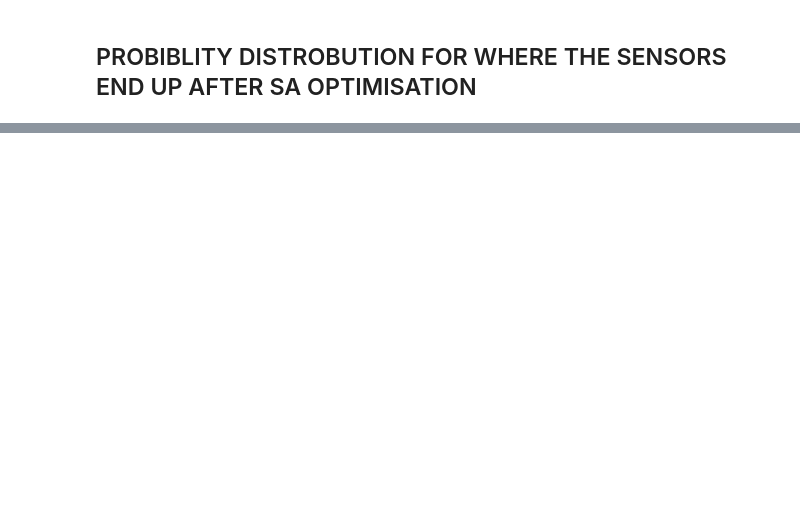
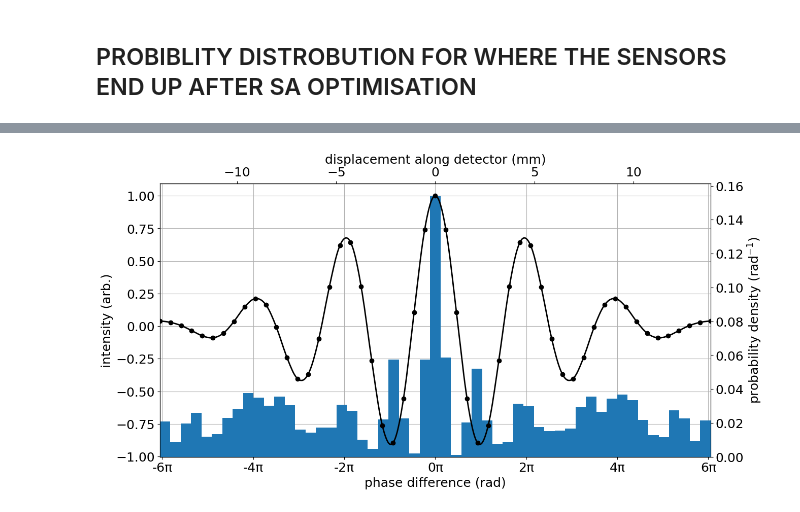
Before and after one commit to Jammi-Dodgers/THz-Compressed-Sensing, a Jupyter notebook: CS_simulated_annealing.ipynb, the cells around one changed output, grey strips where cells are left out. Drawn from its saved outputs; the diff is of its cells as text; code cells hidden in the pictures; blank space fills up the shorter version.

```diff
--- a/CS_simulated_annealing.ipynb
+++ b/CS_simulated_annealing.ipynb
@@ -138,7 +141,7 @@ displacement = np.arange(-20.0, 20.0, 0.2) # 200 points, pixel pitch = 0.2 mm
 # %%
 frequent_locs = np.array(np.unique(sensor_distrobution, return_counts=True)).T
-sensor_distrobution = sensor_distrobution[~np.isnan(sensor_distrobution)]
-sensor_distrobution = sensor_distrobution *0.2 -20.0 #mm
+sensor_distrobution = np.ravel(sensor_distrobution[~np.isnan(sensor_distrobution)])
+sensor_distrobution = sensor_distrobution *1 -26.0 #mm
 #frequent_locs = frequent_locs[:-1] #remove nans
 frequent_locs = frequent_locs[frequent_locs[:, 1].argsort()[::-1]]
 #frequent_locs = [frequent_locs[frequent_locs[:,0].tolist().index(n),1] if n in frequent_locs[:,0] else np.nan for n in range(total_point)] # Put it back in order of sensor index.
@@ -197,0 +204,45 @@ plt.show()
+# %%
+bins = int(total_point//1)
+
+def displacement2phase(displacement):
+    return displacement*1e-3 * 2*np.sin(np.deg2rad(theta/60)) * 300e9/C * 2*np.pi
+def phase2displacement(phase):
+    return phase/(2*np.pi) / (2*np.sin(np.deg2rad(theta/60))) * C/300e9 * 1e3
+
+phase_difference = displacement2phase(displacement)
+sensor_phase = displacement2phase(sensor_distrobution)
+
+### Create figure and axes (including secondary and twin axes)
+fig, axs = plt.subplots(figsize= (14,7))
+secax = axs.secondary_xaxis('top', functions=(displacement2phase, phase2displacement))
+twinax = axs.twinx()
+invisibleax = axs.twinx()
+
+### Plot histogram on primary axes
+axs.hist(sensor_phase, bins= bins, density= True, zorder= 3)
+axs.set(ylabel= "probability density (rad$^{-1}$)", ylim= (0, None),
+        xlabel= "phase difference (rad)", xlim= (phase_difference[0], phase_difference[-1]), xticks= np.arange(-6*np.pi, 6*np.pi +np.pi, 2*np.pi), xticklabels= [f"{i/np.pi:.0f}π" for i in np.arange(-6*np.pi, 6*np.pi +np.pi, 2*np.pi)])
+axs.yaxis.set_label_position("right"); axs.yaxis.tick_right()
+axs.grid(visible= True, axis= "x")
+axs.patch.set_visible(False)
+
+### Put displacement on secondary x-axis
+secax.set_xlabel("displacement along detector (mm)")
+
+### Plot interferogram on twin y-axis
+twinax.plot(phase_difference, target, color= "k", linewidth= 2, label= "interferogram", linestyle= "none", marker= "o")
+twinax.plot(cs.interpolate(phase_difference), cs.interpolate(target), color= "k")
+twinax.set(ylabel= "intensity (arb.)")
+twinax.yaxis.set_label_position("left"); twinax.yaxis.tick_left()
+
+### Plot invisible twin y-axis to make the grid appear behind the histogram
+invisibleax.set_zorder(-1)
+invisibleax.set_ylim(twinax.get_ylim())
+invisibleax.set_xticks(ticks= np.arange(-6*np.pi, 6*np.pi +np.pi, 2*np.pi))
+invisibleax.tick_params(right=False, labelright=False, bottom= False, labelbottom=False)
+invisibleax.spines['right'].set_visible(False)
+invisibleax.grid(True)
+
+plt.show()
+# %% [output]
+[figure, added]
```
Also changed, not shown: parts of 12 cells of this notebook, 8 other files.
